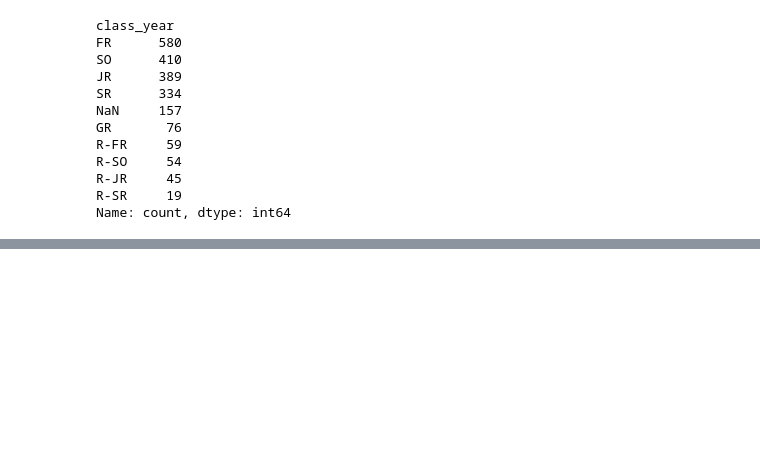
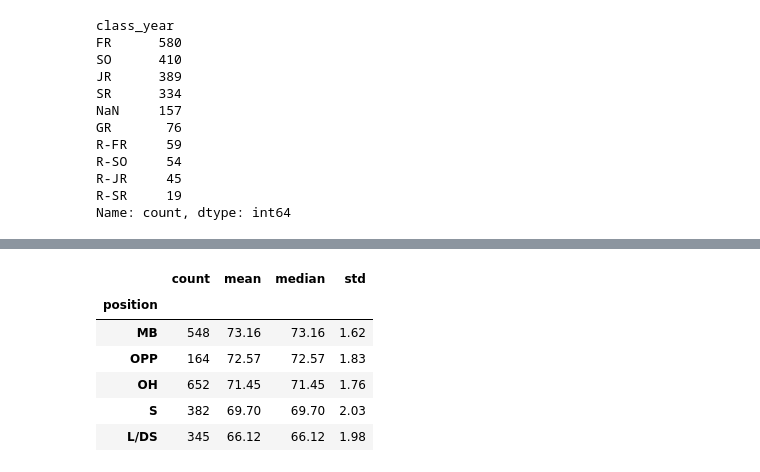
Before and after one commit to karlidean/capstone-project-NCAA-Volleyball, a Jupyter notebook: notebooks/eda.ipynb, the cells around one changed output, grey strips where cells are left out. Saved outputs shown, nothing was run; the diff lists cells and outputs as text; code cells hidden in the pictures; blank space fills up the shorter version.

```diff
--- a/notebooks/eda.ipynb
+++ b/notebooks/eda.ipynb
@@ -303,0 +456,18 @@ Name: count, dtype: int64
+# %%
+# Average height by position
+height_by_position = (
+    crfedf.groupby("position")["height_inches"]
+    .agg(["count", "mean", "median", "std"])
+    .round(2)
+    .sort_values("mean", ascending=False)
+)
+
+height_by_position
+# %% [output]
+|  | count | mean | median | std |
+| position |  |  |  |  |
+| MB | 548 | 73.16 | 73.16 | 1.62 |
+| OPP | 164 | 72.57 | 72.57 | 1.83 |
+| OH | 652 | 71.45 | 71.45 | 1.76 |
+| S | 382 | 69.70 | 69.70 | 2.03 |
+| L/DS | 345 | 66.12 | 66.12 | 1.98 |
```
Also changed, not shown: parts of 14 cells of this notebook.
